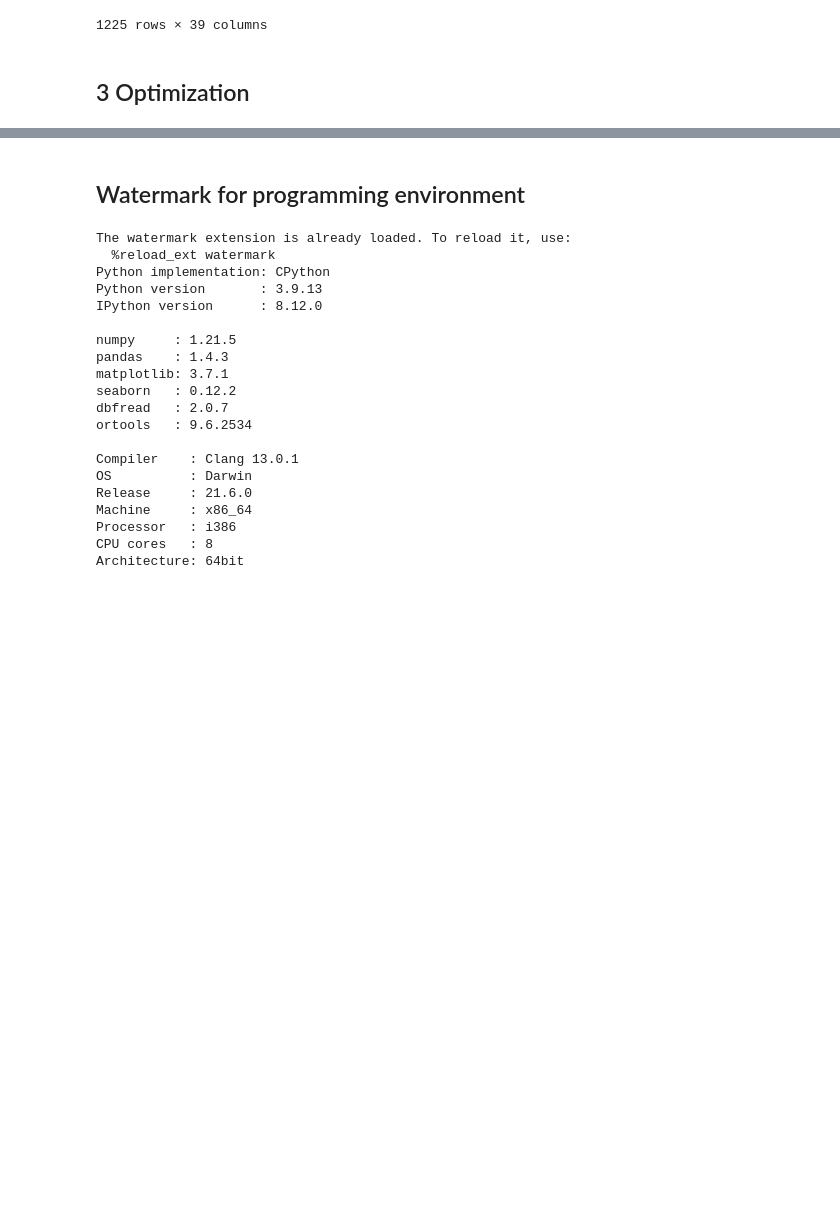
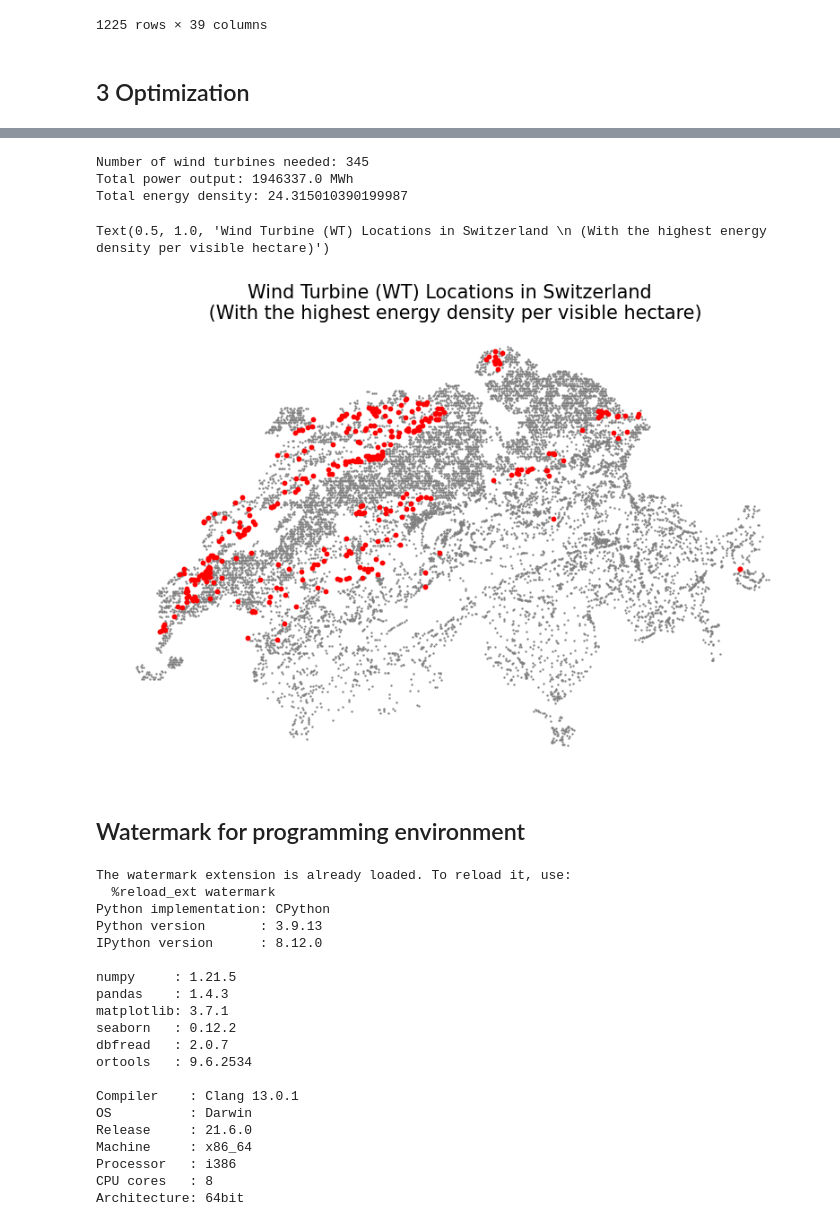
Before and after one commit to percw/Swiss_wind-turbine_optimization, a Jupyter notebook: wind_optimization.ipynb, the cells around one changed output, grey strips where cells are left out. Saved outputs shown, nothing was run; the diff lists cells and outputs as text; code cells hidden in the pictures; blank space fills up the shorter version.

```diff
--- a/wind_optimization.ipynb
+++ b/wind_optimization.ipynb
@@ -281,3 +318,58 @@ Text(0.5, 1.0, 'Wind Turbine Locations in Switzerland')
+# %%
+# 1. Set up the solver
+solver = pywraplp.Solver.CreateSolver('SCIP')
+
+# 2. Define decision variables
+x = {}
+for i in range(len(gdf)):
+    x[i] = solver.IntVar(0, 1, '')
+
+# 3. Define the constraint : total production should be 1.2 TWh/yha or more
+solver.Add(sum(x[i] * gdf.prod_MW[i] for i in range(len(gdf))) >= 1200000)
+
+# 4. Define the objective function
+objective = solver.Objective()
+for i in range(len(gdf)):
+    objective.SetCoefficient(x[i], -gdf.ENER_DENS[i] + 0.1 * 1)
+objective.SetMaximization()
+
+status = solver.Solve()
+
+# 6. Print the solution
+if status == pywraplp.Solver.OPTIMAL:
+    selected_locations_enr_dens = []
+    total_output = 0
+    total_energy_density = 0
+    for i in range(len(gdf)):
+        if x[i].solution_value() > 0:
+            selected_locations_enr_dens.append(gdf.iloc[i]['geometry'])
+            total_output += gdf.iloc[i]['prod_MW']
+            total_energy_density += gdf.iloc[i]['ENER_DENS']
+    print(f'Number of wind turbines needed: {len(selected_locations_enr_dens)}')
+    print(f'Total power output: {total_output} MWh')
+    print(f'Total energy density: {total_energy_density}')
+else:
+    print('The problem does not have an optimal solution.')
+# %% [output]
+Number of wind turbines needed: 345
+Total power output: 1946337.0 MWh
+Total energy density: 24.315010390199987
+# %%
+# Creating a new GeoDataFrame from selected locations
+selected_locations_enr_dens_gdf = gpd.GeoDataFrame(geometry=selected_locations_enr_dens)
+
+# Ploting the selected locations on the map
+ax = gdf.plot(color='grey', markersize=0.5, figsize=(10,10))
+selected_locations_enr_dens_gdf.plot(ax=ax, marker='o', color='red', markersize=10)
+
+# Removing axis labels
+ax.set_axis_off()
+
+# Setting title
+ax.set_title('Wind Turbine (WT) Locations in Switzerland \n (With the highest energy density per visible hectare)', size=15)
+# %% [output]
+Text(0.5, 1.0, 'Wind Turbine (WT) Locations in Switzerland \n (With the highest energy density per visible hectare)')
+[figure, added]
 # %% [markdown]
 ## Watermark for programming environment
 # %%
```
Also changed, not shown: parts of 6 cells of this notebook.
